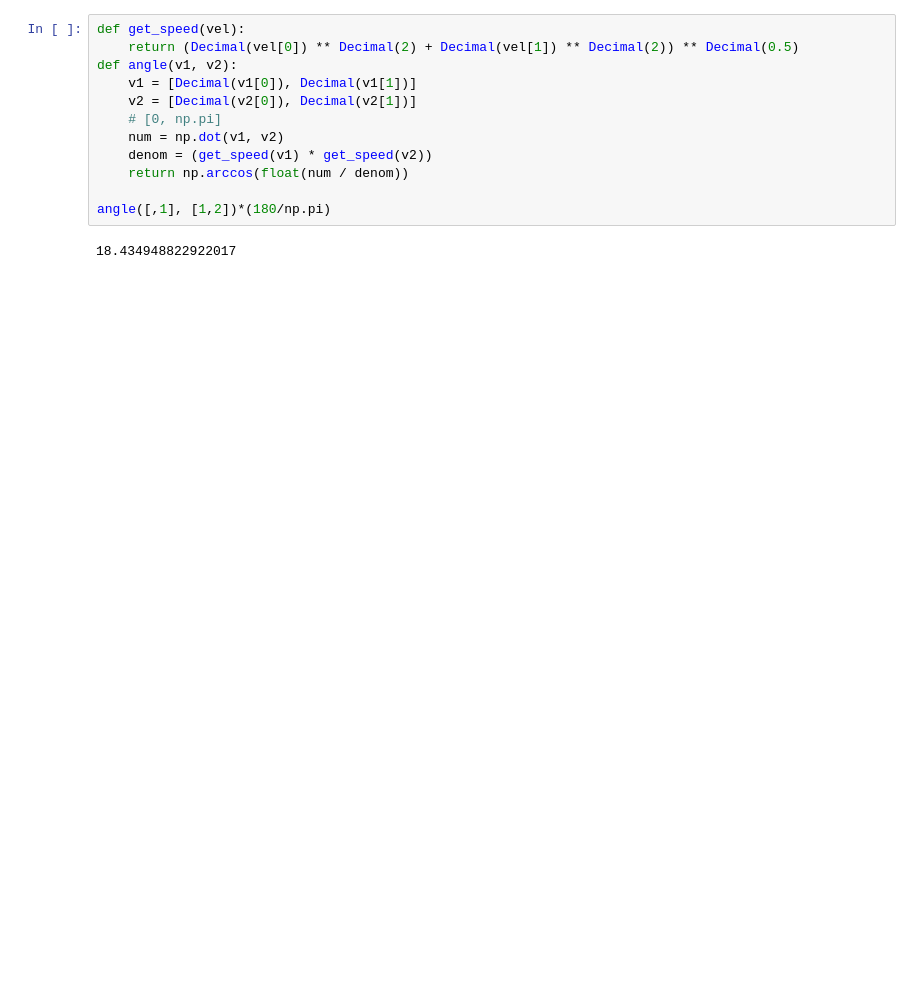
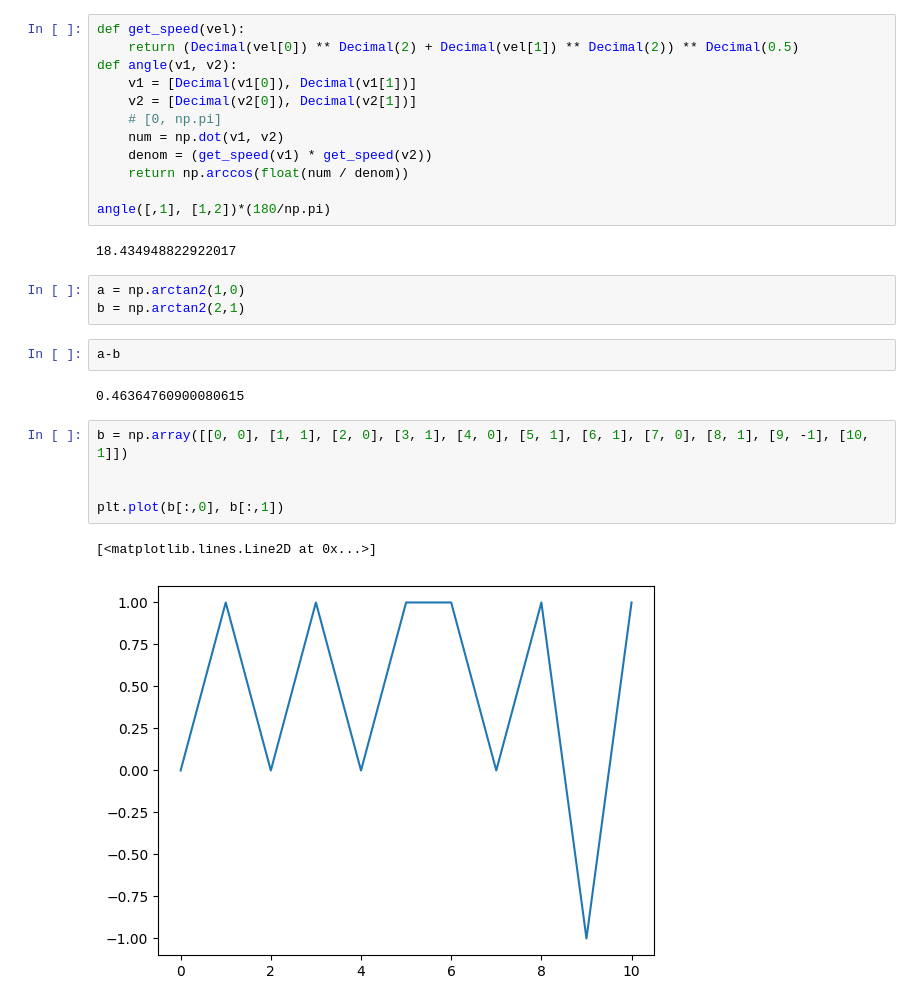
Before and after one commit to jessicamecht/concept_gridlock, a Jupyter notebook: scratchpad.ipynb, the cells around one changed output. Cells and saved outputs as stored; diff of their text form; blank space fills up the shorter version.

```diff
--- a/scratchpad.ipynb
+++ b/scratchpad.ipynb
@@ -69,3 +119,18 @@ def angle(v1, v2):
 angle([,1], [1,2])*(180/np.pi)
 # %% [output]
 18.434948822922017
+# %%
+a = np.arctan2(1,0)
+b = np.arctan2(2,1)
+# %%
+a-b
+# %% [output]
+0.46364760900080615
+# %%
+b = np.array([[0, 0], [1, 1], [2, 0], [3, 1], [4, 0], [5, 1], [6, 1], [7, 0], [8, 1], [9, -1], [10, 1]])
+
+
+plt.plot(b[:,0], b[:,1])
+# %% [output]
+[<matplotlib.lines.Line2D at 0x...>]
+[figure, added]
```
Also changed, not shown: parts of 12 cells of this notebook, 1 other file.
